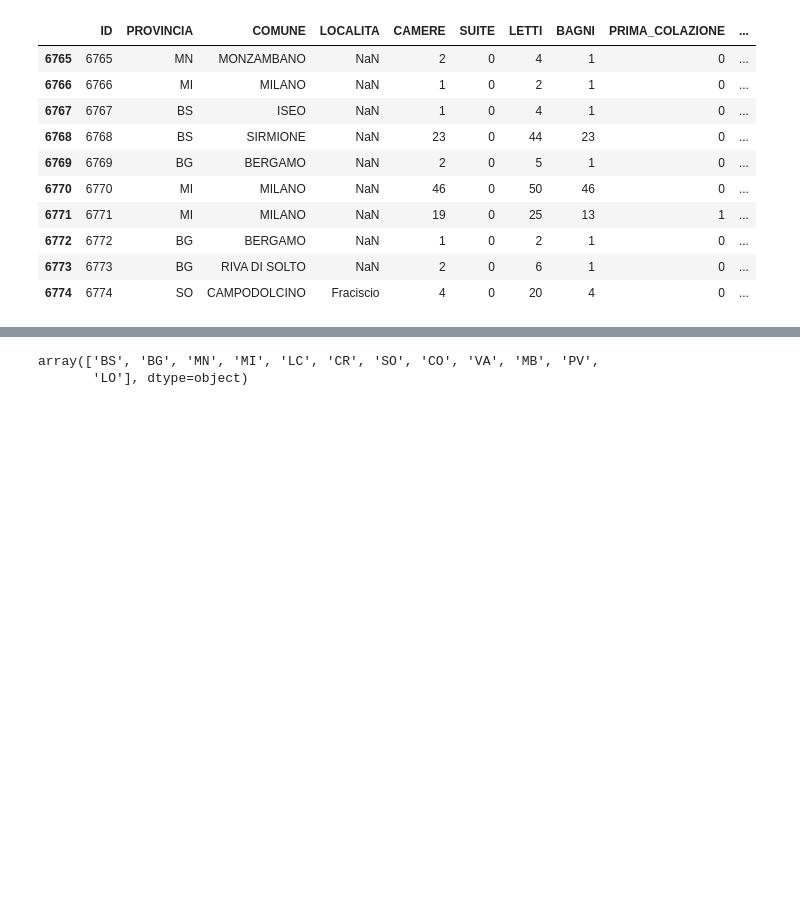
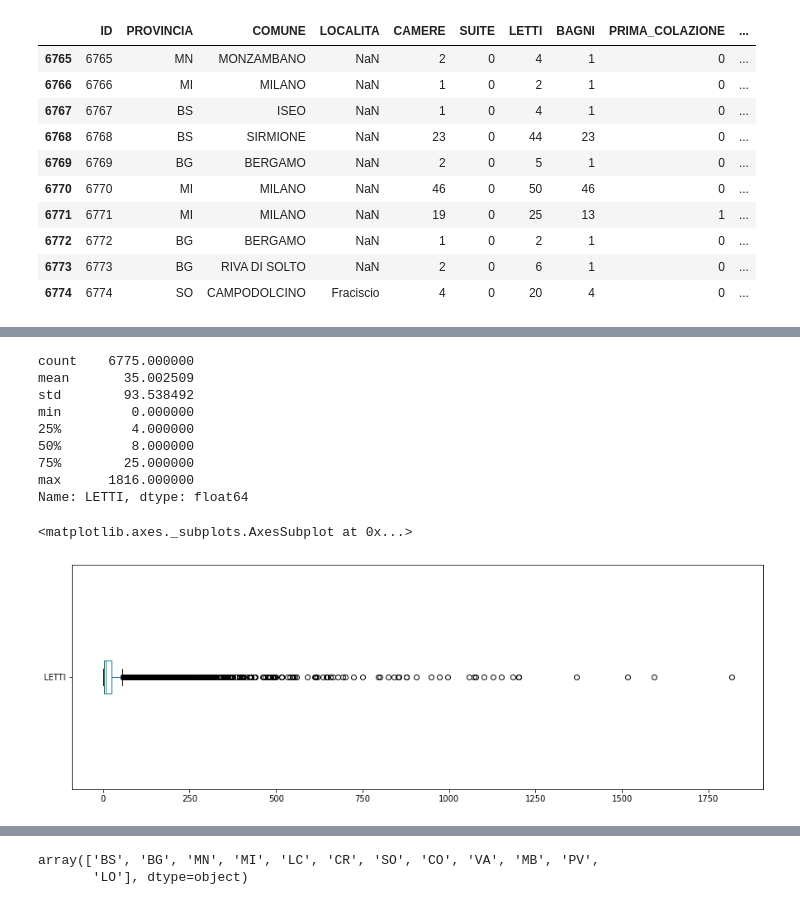
Before and after one commit to foster333/busta, a Jupyter notebook: iscsdatascience_analysis.ipynb, the cells around one changed output, grey strips where cells are left out. Drawn from its saved outputs; the diff is of its cells as text; code cells hidden in the pictures; blank space fills up the shorter version.

```diff
--- a/iscsdatascience_analysis.ipynb
+++ b/iscsdatascience_analysis.ipynb
@@ -130,0 +159,15 @@ Si nota la presenza dei valori nulli e dei NaN. Questo può essere un problema p
+# %%
+print(df.LETTI.describe())
+df.LETTI.plot(kind= "box", vert= False, figsize=(15, 5))
+# %% [output]
+count    6775.000000
+mean       35.002509
+std        93.538492
+min         0.000000
+25%         4.000000
+50%         8.000000
+75%        25.000000
+max      1816.000000
+Name: LETTI, dtype: float64
+<matplotlib.axes._subplots.AxesSubplot at 0x...>
+[figure, added]
```
Also changed, not shown: parts of 21 cells of this notebook.
